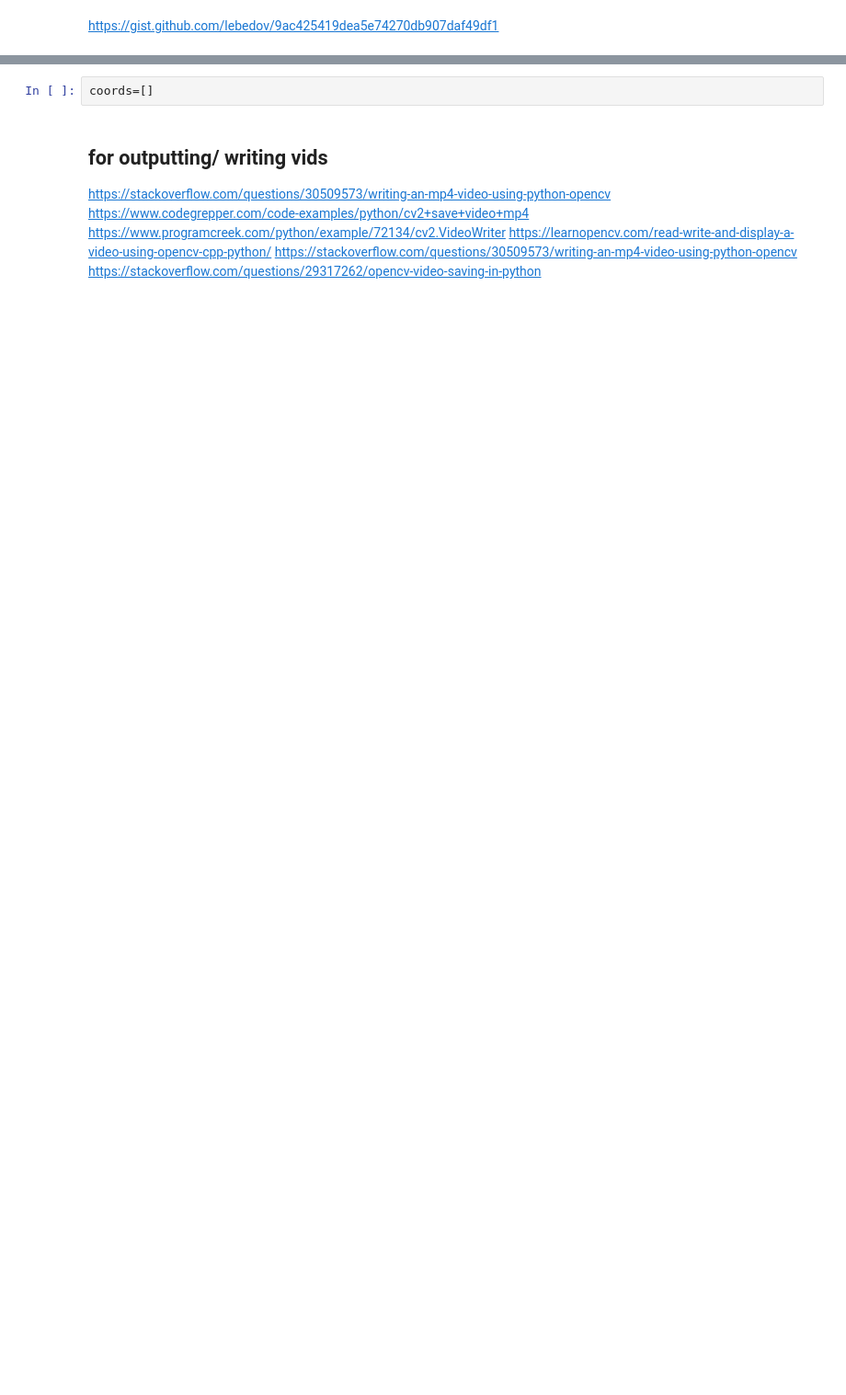
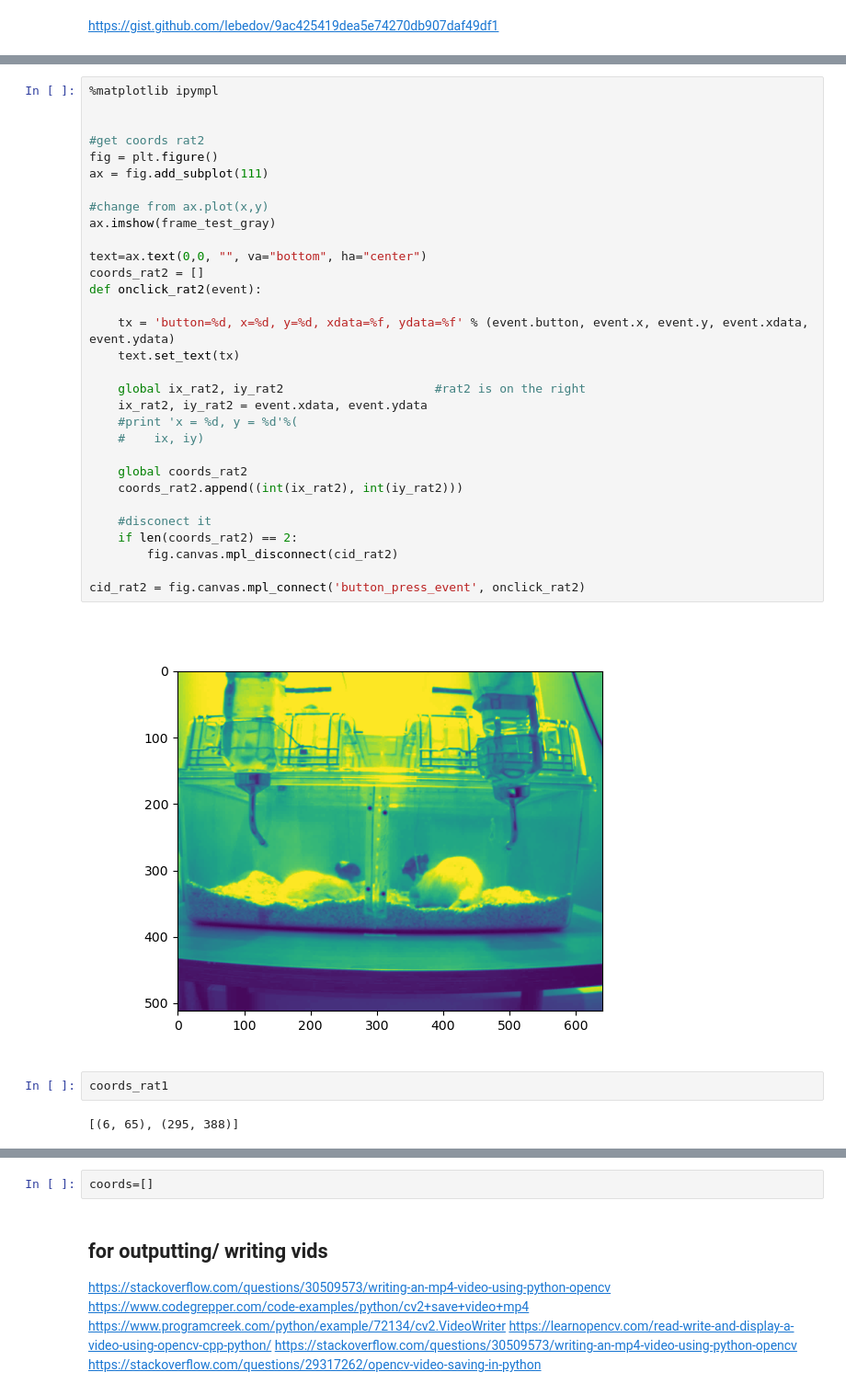
Before and after one commit to Ponyo2311/motion_detection_4ephys, a Jupyter notebook: motion_detector_upgrade.ipynb, the cells around one changed output, grey strips where cells are left out. Shown at 92% size. Saved outputs shown, nothing was run; the diff lists cells and outputs as text; blank space fills up the shorter version.

```diff
--- a/motion_detector_upgrade.ipynb
+++ b/motion_detector_upgrade.ipynb
@@ -304,0 +310,37 @@ cid = fig.canvas.mpl_connect('button_press_event', onclick)
+# %%
+%matplotlib ipympl
+
+
+#get coords rat2
+fig = plt.figure()
+ax = fig.add_subplot(111)
+
+#change from ax.plot(x,y)
+ax.imshow(frame_test_gray)
+
+text=ax.text(0,0, "", va="bottom", ha="center")
+coords_rat2 = []
+def onclick_rat2(event):
+
+    tx = 'button=%d, x=%d, y=%d, xdata=%f, ydata=%f' % (event.button, event.x, event.y, event.xdata, event.ydata)
+    text.set_text(tx)
+
+    global ix_rat2, iy_rat2                     #rat2 is on the right
+    ix_rat2, iy_rat2 = event.xdata, event.ydata
+    #print 'x = %d, y = %d'%(
+    #    ix, iy)
+
+    global coords_rat2
+    coords_rat2.append((int(ix_rat2), int(iy_rat2)))
+
+    #disconect it
+    if len(coords_rat2) == 2:
+        fig.canvas.mpl_disconnect(cid_rat2)
+
+cid_rat2 = fig.canvas.mpl_connect('button_press_event', onclick_rat2)
+# %% [output]
+[figure, added]
+# %%
+coords_rat1
+# %% [output]
+[(6, 65), (295, 388)]
```
Also changed, not shown: parts of 16 cells of this notebook.
